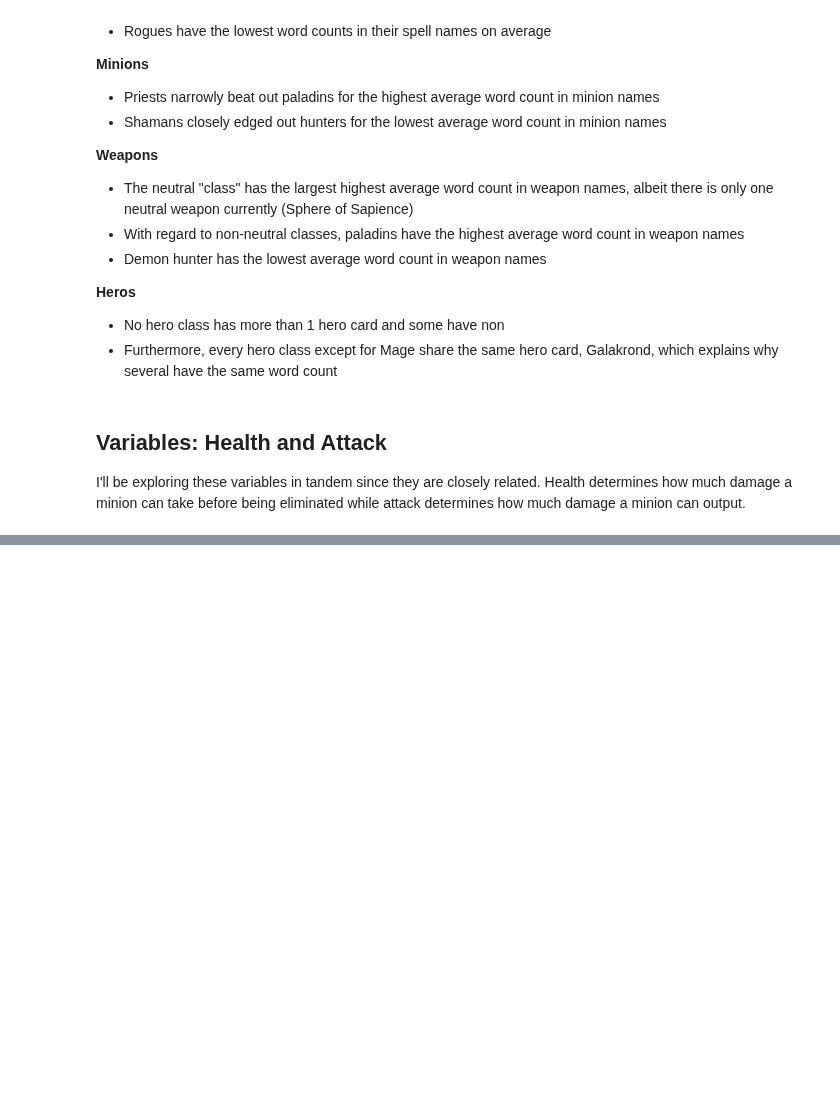
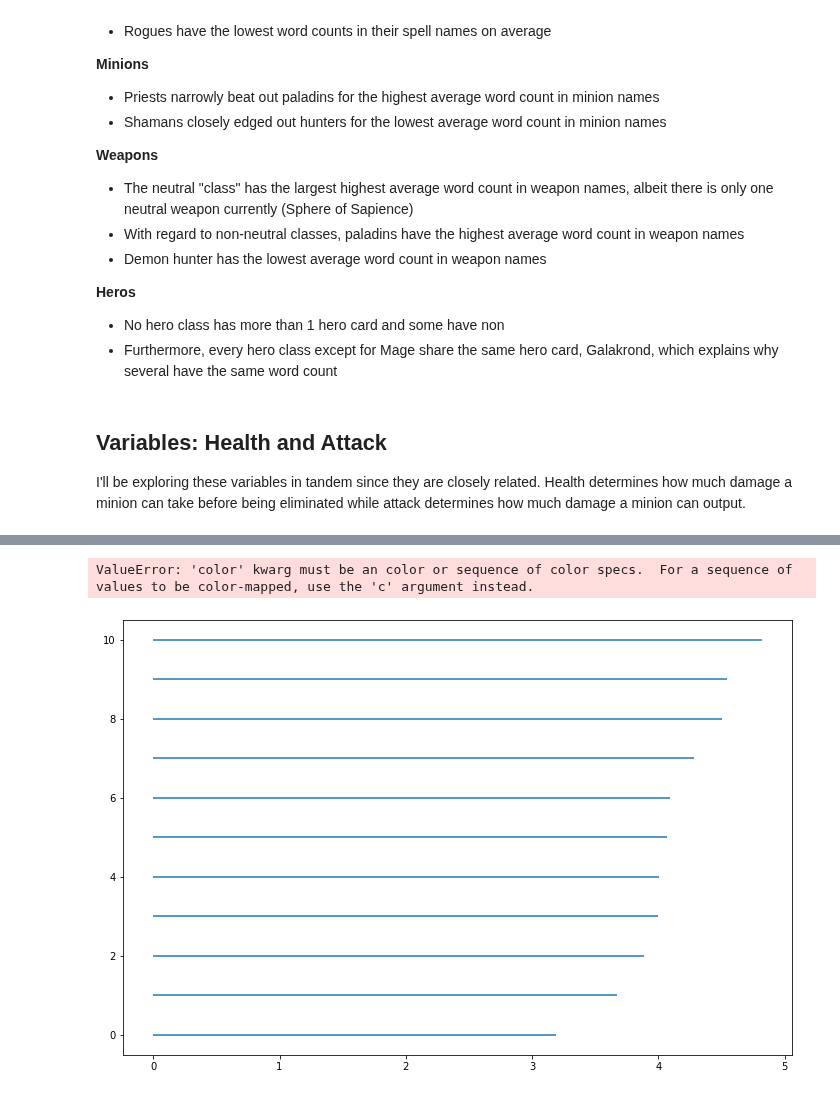
Before and after one commit to SamuelD-Data/hearthstone_project, a Jupyter notebook: hearthstone_project_notebook.ipynb, the cells around one changed output, grey strips where cells are left out. Cells and saved outputs as stored; diff of their text form; code cells hidden in the pictures; blank space fills up the shorter version.

```diff
--- a/hearthstone_project_notebook.ipynb
+++ b/hearthstone_project_notebook.ipynb
@@ -880,0 +857,13 @@ pandas.core.series.Series
+# %%
+ytick_range = range(0,len(class_sorted_minions.index))
+
+plt.hlines(y = ytick_range, xmin = 0, xmax = class_sorted_minions)
+
+plt.scatter(class_sorted_minions, ytick_range, color = colord , s = 300, alpha = 1)
+
+plt.yticks(ytick_range, class_sorted_minions.index)
+
+plt.show()
+# %% [output]
+ValueError: 'color' kwarg must be an color or sequence of color specs.  For a sequence of values to be color-mapped, use the 'c' argument instead.
+[figure, added]
```
Also changed, not shown: parts of 10 cells of this notebook.
